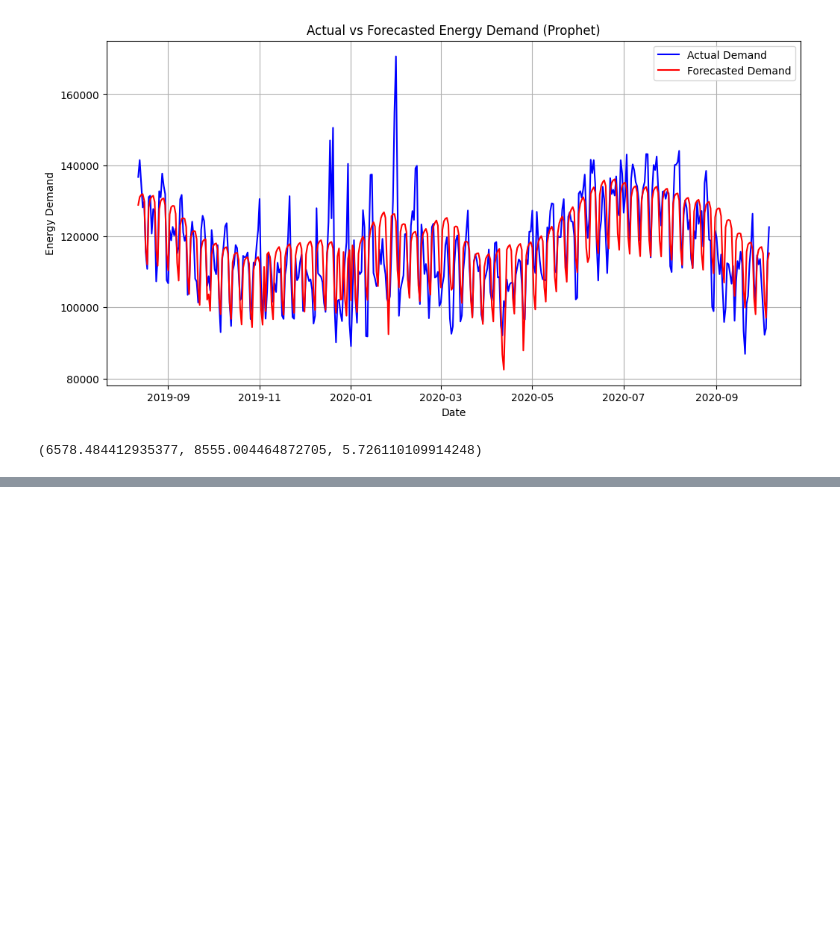
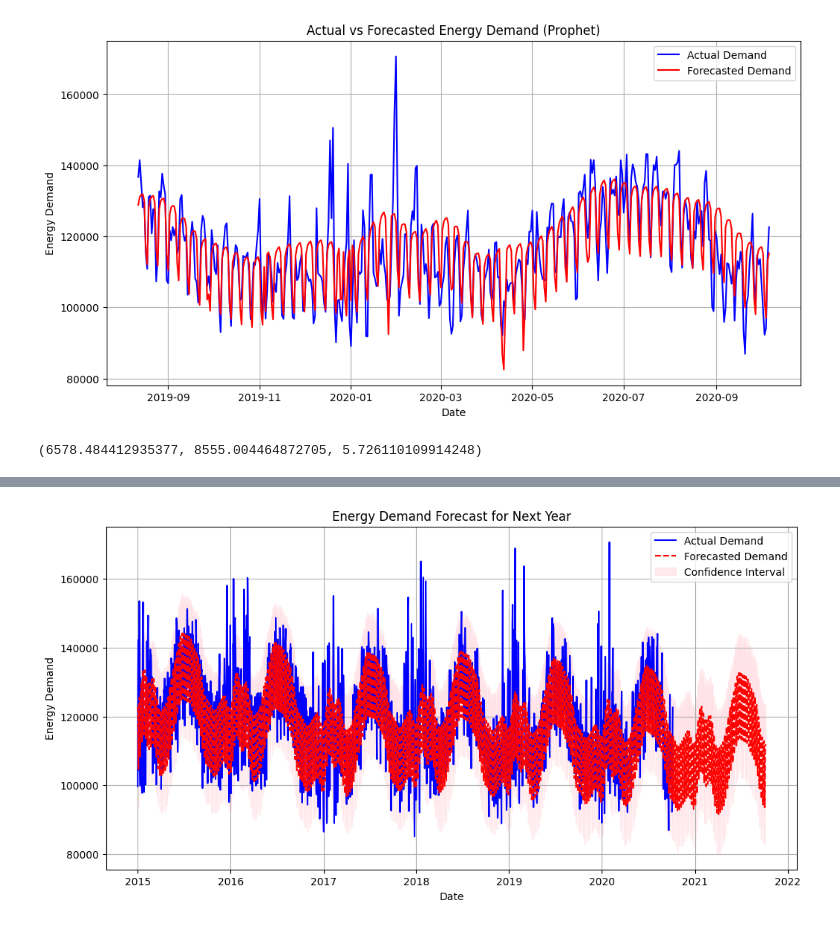
Before and after one commit to BolisettyPoojitha-16/Electricity_Demand-and_Price_ForecastingInfosys_Internship_Oct2025, a Jupyter notebook: task_2.ipynb, the cells around one changed output, grey strips where cells are left out. Saved outputs shown, nothing was run; the diff lists cells and outputs as text; code cells hidden in the pictures; blank space fills up the shorter version.

```diff
--- a/task_2.ipynb
+++ b/task_2.ipynb
@@ -183,0 +397,89 @@ MAPE: 5.73%
+# %%
+import pandas as pd
+import numpy as np
+import matplotlib.pyplot as plt
+from prophet import Prophet
+import pandas as pd
+import numpy as np
+import matplotlib.pyplot as plt
+from prophet import Prophet
+
+# Load the dataset
+file_path ="processed_dataset.csv"
+df = pd.read_csv(file_path)
+
+# Ensure correct column names for Prophet
+df.rename(columns={'date': 'ds', 'demand': 'y'}, inplace=True)
+
+# Convert 'ds' to datetime format
+df['ds'] = pd.to_datetime(df['ds'])
+
+# Train the Prophet model
+model = Prophet()
+model.fit(df)
+
+# Create future dataframe for next 1 year
+future = model.make_future_dataframe(periods=365, freq='D')
+
+# Forecast
+forecast = model.predict(future)
+
+# Replot and save the forecast graph
+
+plt.figure(figsize=(12, 6))
+plt.plot(df['ds'], df['y'], label="Actual Demand", color='blue')
+plt.plot(forecast['ds'], forecast['yhat'], label="Forecasted Demand", color='red', linestyle='dashed')
+plt.fill_between(forecast['ds'], forecast['yhat_lower'], forecast['yhat_upper'], color='pink', alpha=0.3, label="Confidence Interval")
+plt.xlabel("Date")
+plt.ylabel("Energy Demand")
+plt.title("Energy Demand Forecast for Next Year")
+plt.legend()
+plt.grid()
+
+# Save the plot
+forecast_plot_path = "/mnt/data/forecast_plot.png"
+plt.savefig(forecast_plot_path)
+
+# Show the plot
+plt.show()
+
+# Return the saved file path
+forecast_plot_path
+# Ensure correct column names for Prophet
+df.rename(columns={'date': 'ds', 'demand': 'y'}, inplace=True)
+
+# Convert 'ds' to datetime format
+df['ds'] = pd.to_datetime(df['ds'])
+
+# Train the Prophet model
+model = Prophet()
+model.fit(df)
+
+# Create future dataframe for next 1 year
+future = model.make_future_dataframe(periods=365, freq='D')
+
+# Forecast
+forecast = model.predict(future)
+
+# Replot and save the forecast graph
+
+plt.figure(figsize=(12, 6))
+plt.plot(df['ds'], df['y'], label="Actual Demand", color='blue')
+plt.plot(forecast['ds'], forecast['yhat'], label="Forecasted Demand", color='red', linestyle='dashed')
+plt.fill_between(forecast['ds'], forecast['yhat_lower'], forecast['yhat_upper'], color='pink', alpha=0.3, label="Confidence Interval")
+plt.xlabel("Date")
+plt.ylabel("Energy Demand")
+plt.title("Energy Demand Forecast for Next Year")
+plt.legend()
+plt.grid()
+
+# Save the plot
+forecast_plot_path = "/mnt/data/forecast_plot.png"
+plt.savefig(forecast_plot_path)
+
+# Show the plot
+plt.show()
+
+# Return the saved file path
+forecast_plot_path
+# %% [output]
@@ -183,0 +496 @@ MAPE: 5.73%
+[figure, added]
```
Also changed, not shown: parts of 9 cells of this notebook.
